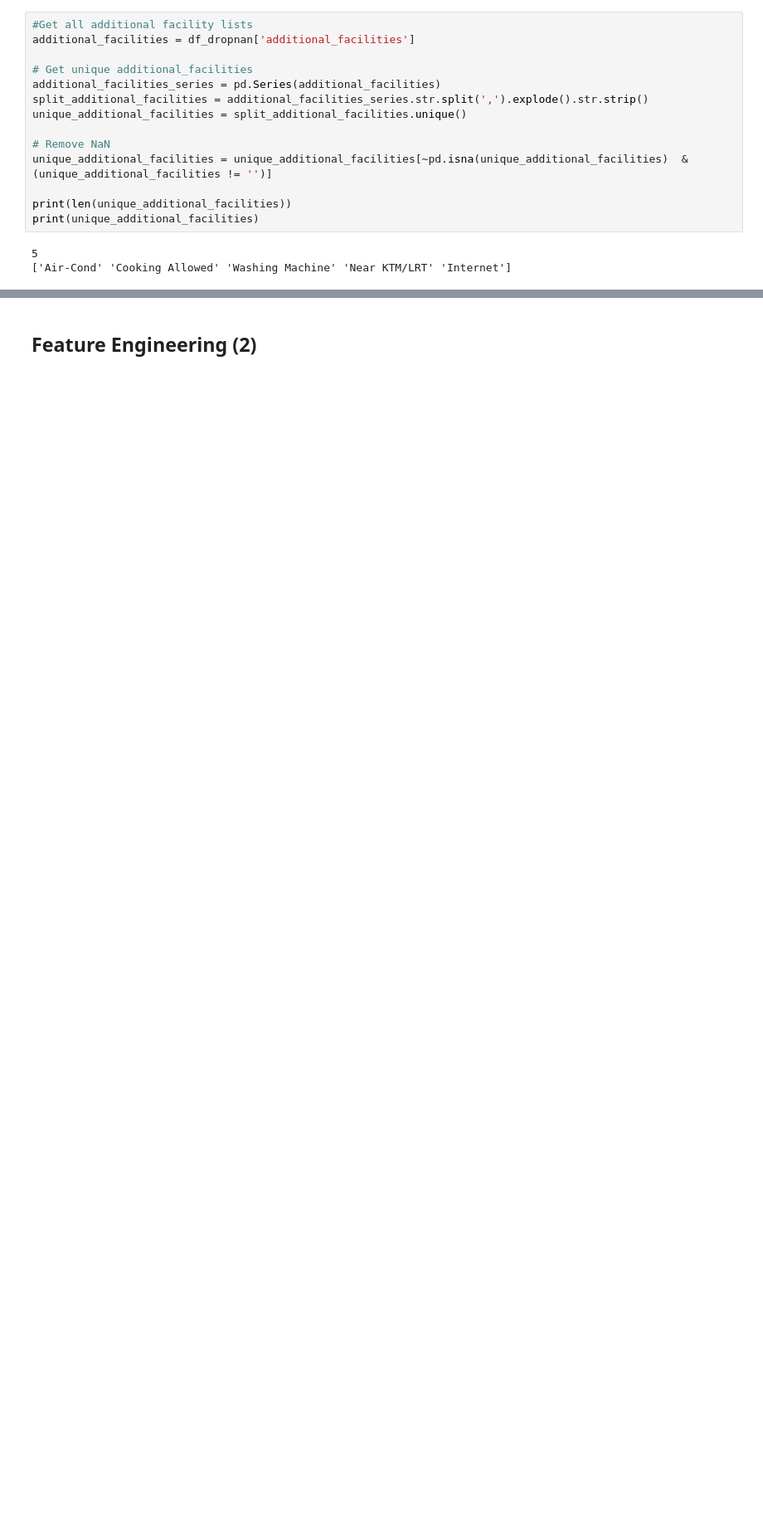
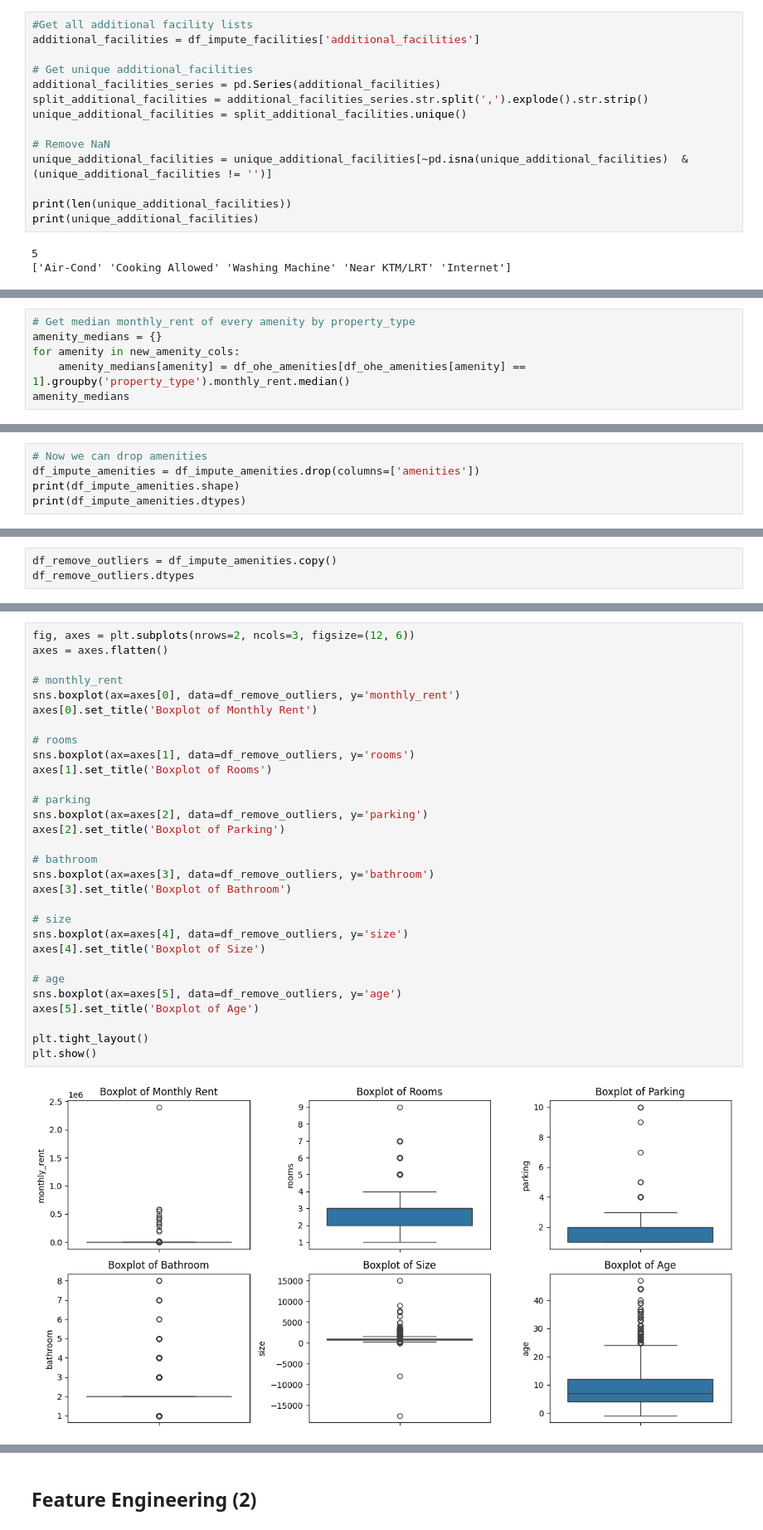
Before and after one commit to Vaneryn/6006cem-ml, a Jupyter notebook: notebooks/eda_rental_price.ipynb, the cells around one changed output, grey strips where cells are left out. Shown at 83% size. Drawn from its saved outputs; the diff is of its cells as text; blank space fills up the shorter version.

```diff
--- a/notebooks/eda_rental_price.ipynb
+++ b/notebooks/eda_rental_price.ipynb
@@ -1298,6 +1340,6 @@ df_impute_facilities[df_impute_facilities.facilities.isna()][['monthly_rent', 'p
 # %%
 #Get all additional facility lists
-additional_facilities = df_dropnan['additional_facilities']
+additional_facilities = df_impute_facilities['additional_facilities']
 
 # Get unique additional_facilities
 additional_facilities_series = pd.Series(additional_facilities)
@@ -1314,0 +1439,6 @@ print(unique_additional_facilities)
+# %%
+# Get median monthly_rent of every amenity by property_type
+amenity_medians = {}
+for amenity in new_amenity_cols:
+    amenity_medians[amenity] = df_ohe_amenities[df_ohe_amenities[amenity] == 1].groupby('property_type').monthly_rent.median()
+amenity_medians
@@ -1314,0 +1500,5 @@ print(unique_additional_facilities)
+# %%
+# Now we can drop amenities
+df_impute_amenities = df_impute_amenities.drop(columns=['amenities'])
+print(df_impute_amenities.shape)
+print(df_impute_amenities.dtypes)
@@ -1314,0 +1553,3 @@ print(unique_additional_facilities)
+# %%
+df_remove_outliers = df_impute_amenities.copy()
+df_remove_outliers.dtypes
@@ -1314,0 +1578,32 @@ print(unique_additional_facilities)
+# %%
+fig, axes = plt.subplots(nrows=2, ncols=3, figsize=(12, 6))
+axes = axes.flatten()
+
+# monthly_rent
+sns.boxplot(ax=axes[0], data=df_remove_outliers, y='monthly_rent')
+axes[0].set_title('Boxplot of Monthly Rent')
+
+# rooms
+sns.boxplot(ax=axes[1], data=df_remove_outliers, y='rooms')
+axes[1].set_title('Boxplot of Rooms')
+
+# parking
+sns.boxplot(ax=axes[2], data=df_remove_outliers, y='parking')
+axes[2].set_title('Boxplot of Parking')
+
+# bathroom
+sns.boxplot(ax=axes[3], data=df_remove_outliers, y='bathroom')
+axes[3].set_title('Boxplot of Bathroom')
+
+# size
+sns.boxplot(ax=axes[4], data=df_remove_outliers, y='size')
+axes[4].set_title('Boxplot of Size')
+
+# age
+sns.boxplot(ax=axes[5], data=df_remove_outliers, y='age')
+axes[5].set_title('Boxplot of Age')
+
+plt.tight_layout()
+plt.show()
+# %% [output]
+[figure, added]
```
Also changed, not shown: parts of 137 cells of this notebook.
